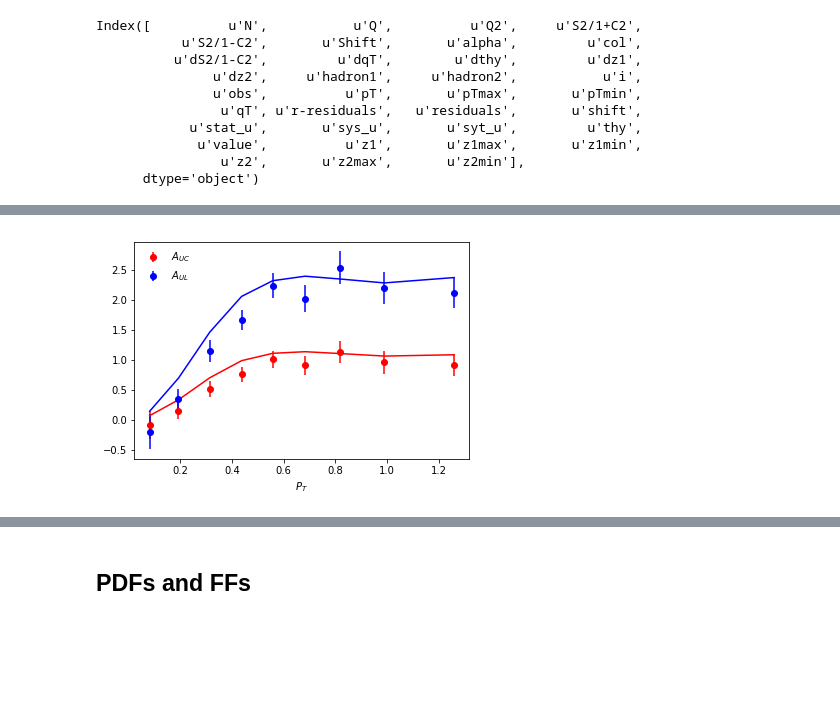
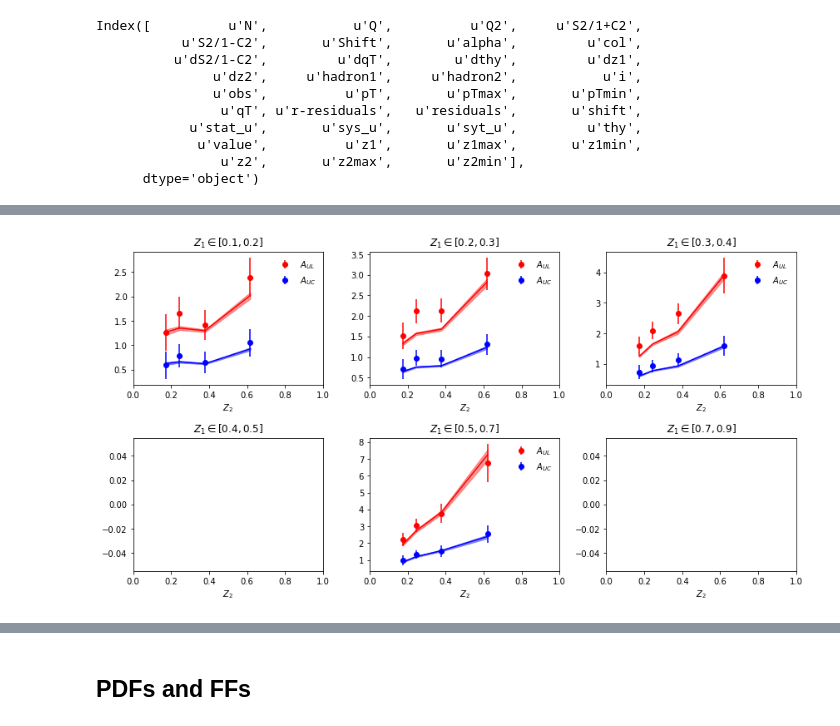
Before and after one commit to zack0179/transfer, a Jupyter notebook: fitlab/notebooks/sia_pion_MC.ipynb, the cells around one changed output, grey strips where cells are left out. Cells and saved outputs as stored; diff of their text form; code cells hidden in the pictures; blank space fills up the shorter version.

```diff
--- a/fitlab/notebooks/sia_pion_MC.ipynb
+++ b/fitlab/notebooks/sia_pion_MC.ipynb
@@ -398 +392,5 @@ plot(data['belle'])
+# %%
+plot(data[2008], data[2009], '$A_{UL}$', '$A_{UC}$')
+# %% [output]
+[figure, added]
 # %%
@@ -431,7 +436,3 @@ def plot_pt(data):
 
     plt.legend(good_handles, good_labels, frameon=False)
     plt.xlabel('$P_{T}$')
-# %%
-plot_pt(data)
-# %% [output]
-[figure, removed]
```
Also changed, not shown: parts of 16 cells of this notebook.
